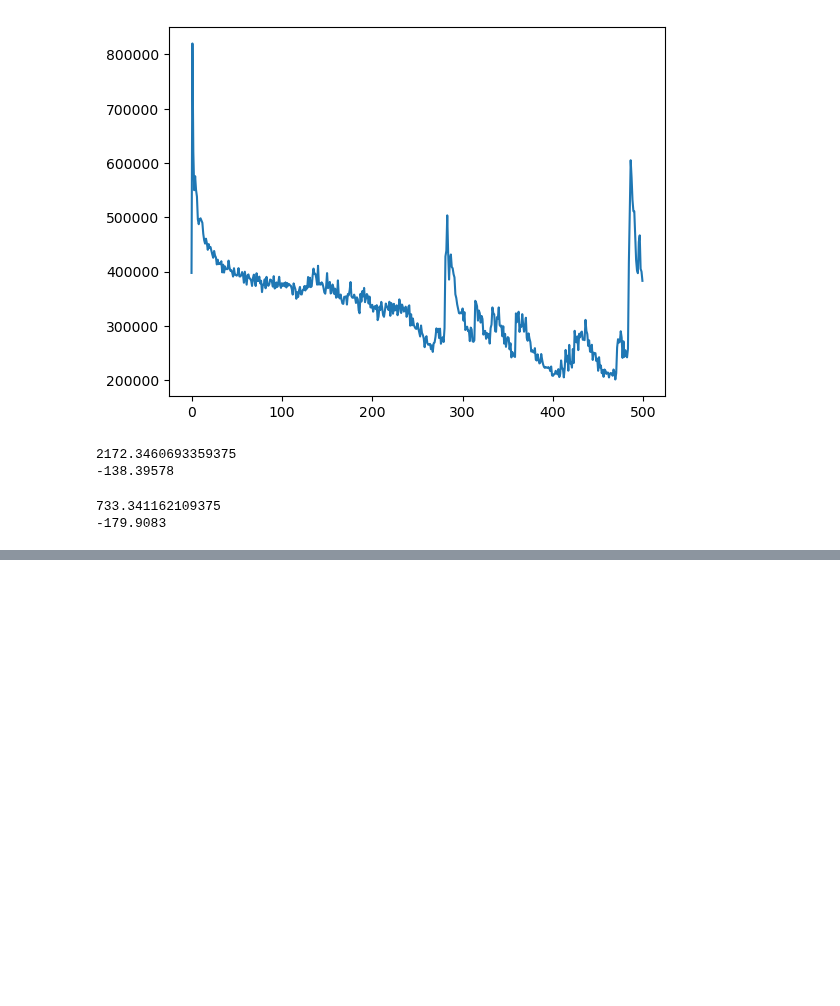
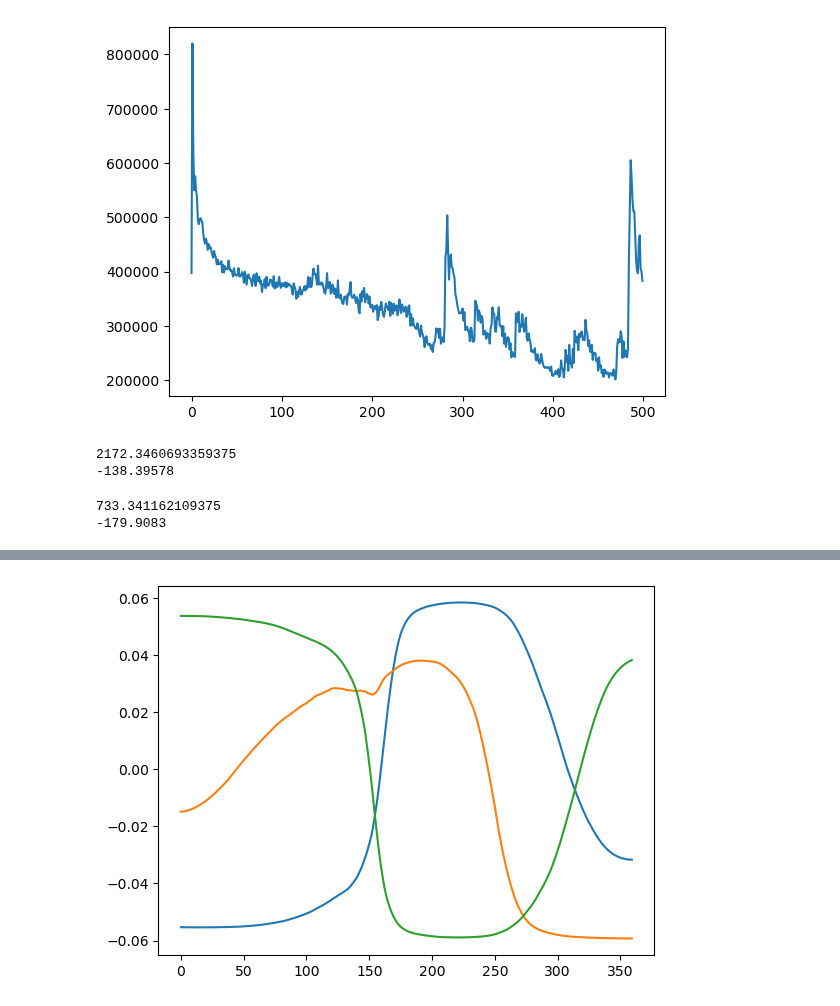
Before and after one commit to liziyao99/multi-debris-avoidance, a Jupyter notebook: H2Test.ipynb, the cells around one changed output, grey strips where cells are left out. Saved outputs shown, nothing was run; the diff lists cells and outputs as text; code cells hidden in the pictures; blank space fills up the shorter version.

```diff
--- a/H2Test.ipynb
+++ b/H2Test.ipynb
@@ -142,0 +180,5 @@ mt.debug()
+# %%
+plt.plot(td["actions"][:,0,:3].detach().cpu().numpy())
+plt.show()
+# %% [output]
+[figure, added]
```
Also changed, not shown: parts of 8 cells of this notebook, 7 other files.
